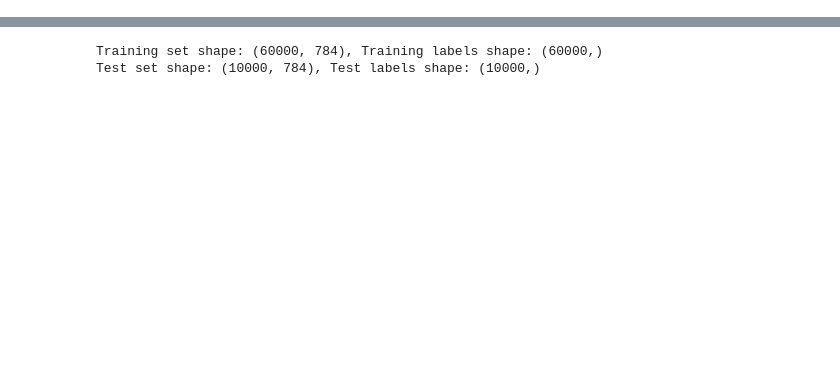
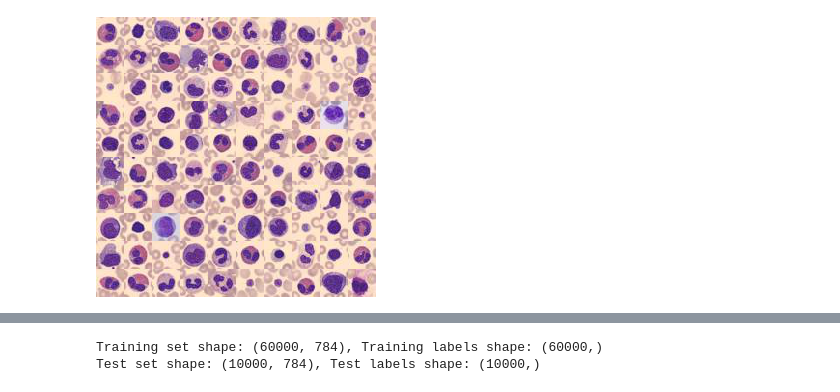
Before and after one commit to ChristinaVlach/Introduction-Statistical-Data-Analysis-Machine-Learning, a Jupyter notebook: classification/convolutional_neural_networks_exercises.ipynb, the cells around one changed output, grey strips where cells are left out. Cells and saved outputs as stored; diff of their text form; code cells hidden in the pictures; blank space fills up the shorter version.

```diff
--- a/classification/convolutional_neural_networks_exercises.ipynb
+++ b/classification/convolutional_neural_networks_exercises.ipynb
@@ -0,0 +26,9 @@
+# %%
+from medmnist import BloodMNIST
+from medmnist import INFO
+
+train_dataset = BloodMNIST(split="train", download=True)
+test_dataset = BloodMNIST(split="test", download=True)
+
+labels = INFO["bloodmnist"]['label']
+print(train_dataset)
@@ -0,0 +59,4 @@
+# %%
+train_dataset.montage(length=10)
+# %% [output]
+[figure, added]
```
Also changed, not shown: parts of 59 cells of this notebook, 1 other file.
